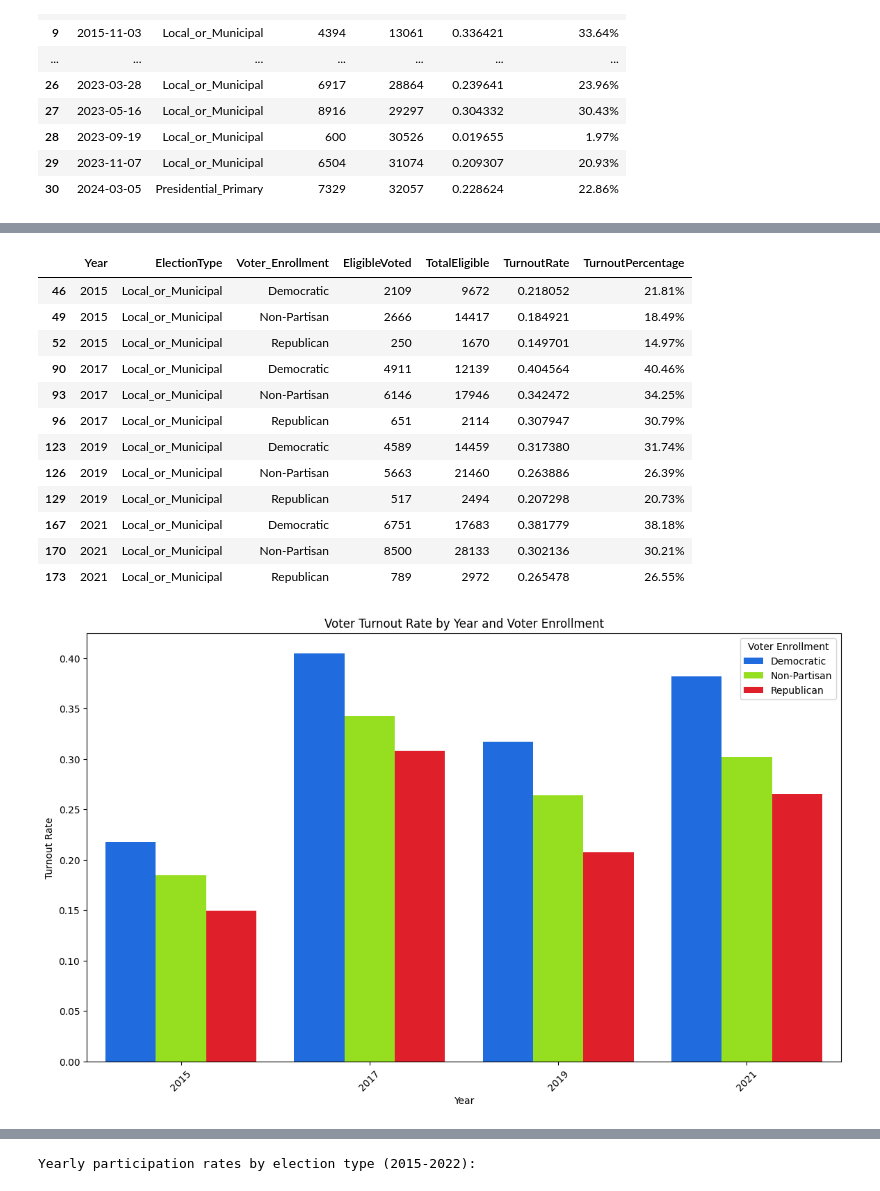
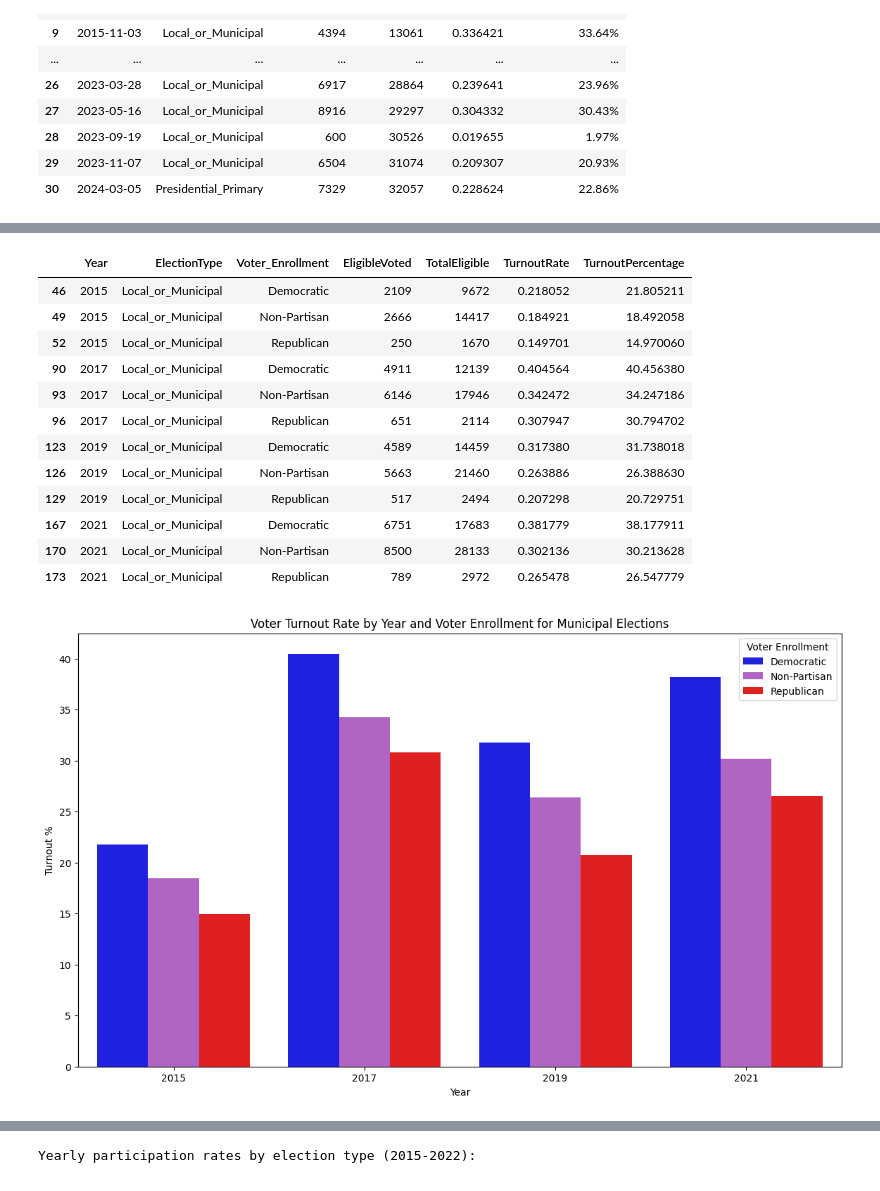
Before and after one commit to BU-Spark/dd4g-artifex-ai, a Jupyter notebook: prelim_eda.ipynb, the cells around one changed output, grey strips where cells are left out. Drawn from its saved outputs; the diff is of its cells as text; code cells hidden in the pictures.

```diff
--- a/prelim_eda.ipynb
+++ b/prelim_eda.ipynb
@@ -7,3 +7,17 @@ from IPython.display import display
 import re
 from datetime import datetime
 from scipy.interpolate import CubicSpline
+# %%
+df_voter = pd.read_csv('126234_Deliverable.csv')
+null_percentage = df_voter.isnull().mean().sort_values(ascending=False)
+null_percentage = null_percentage[null_percentage > 0]
+null_percentage = null_percentage * 100
+
+# Convert the null percentage to a DataFrame for better formatting
+null_percentage_df = null_percentage.reset_index()
+null_percentage_df.columns = ['Column', 'Null Percentage']
+columns_to_drop = null_percentage[null_percentage == 100].index
+df_voter = df_voter.drop(columns=columns_to_drop)
+
+# Display the cleaned DataFrame
+df_voter.head(5)
@@ -10,5 +32,5 @@ from scipy.interpolate import CubicSpline
 # %%
-df_voter = pd.read_csv('null_dropped_data.csv')
+# df_voter = pd.read_csv('null_dropped_data.csv')
 
 # Reformat the .md file to df
 with open('datasets_question/gender-filled-dataset.md', 'r') as file:
@@ -466,54 +452,54 @@ updated_participation_party = long_format_df.groupby(['Year', 'ElectionType', 'V
     # Unenrolled=('Voter_Enrollment', lambda x: (x == 'Non-Partisan').sum())
 ).reset_index()
 updated_participation_party['TurnoutRate'] = updated_participation_party['EligibleVoted'] / updated_participation_party['TotalEligible']
-updated_participation_party['TurnoutPercentage'] = updated_participation_party['TurnoutRate'].apply(lambda x: f"{x*100:.2f}%")
+updated_participation_party['TurnoutPercentage'] = updated_participation_party['TurnoutRate'].apply(lambda x: x*100)
 
 updated_participation_party[updated_participation_party['Voter_Enrollment'].isin(['Democratic', 'Republican','Non-Partisan']) & (updated_participation_party['Year'].isin(range(2015,2023,1))) & (updated_participation_party['ElectionType'] == 'Local_or_Municipal')]
 # %% [output]
 |  | Year | ElectionType | Voter_Enrollment | EligibleVoted | TotalEligible | TurnoutRate | TurnoutPercentage |
-| 46 | 2015 | Local_or_Municipal | Democratic | 2109 | 9672 | 0.218052 | 21.81% |
-| 49 | 2015 | Local_or_Municipal | Non-Partisan | 2666 | 14417 | 0.184921 | 18.49% |
-| 52 | 2015 | Local_or_Municipal | Republican | 250 | 1670 | 0.149701 | 14.97% |
-| 90 | 2017 | Local_or_Municipal | Democratic | 4911 | 12139 | 0.404564 | 40.46% |
-| 93 | 2017 | Local_or_Municipal | Non-Partisan | 6146 | 17946 | 0.342472 | 34.25% |
-| 96 | 2017 | Local_or_Municipal | Republican | 651 | 2114 | 0.307947 | 30.79% |
-| 123 | 2019 | Local_or_Municipal | Democratic | 4589 | 14459 | 0.317380 | 31.74% |
-| 126 | 2019 | Local_or_Municipal | Non-Partisan | 5663 | 21460 | 0.263886 | 26.39% |
-| 129 | 2019 | Local_or_Municipal | Republican | 517 | 2494 | 0.207298 | 20.73% |
-| 167 | 2021 | Local_or_Municipal | Democratic | 6751 | 17683 | 0.381779 | 38.18% |
-| 170 | 2021 | Local_or_Municipal | Non-Partisan | 8500 | 28133 | 0.302136 | 30.21% |
-| 173 | 2021 | Local_or_Municipal | Republican | 789 | 2972 | 0.265478 | 26.55% |
+| 46 | 2015 | Local_or_Municipal | Democratic | 2109 | 9672 | 0.218052 | 21.805211 |
+| 49 | 2015 | Local_or_Municipal | Non-Partisan | 2666 | 14417 | 0.184921 | 18.492058 |
+| 52 | 2015 | Local_or_Municipal | Republican | 250 | 1670 | 0.149701 | 14.970060 |
+| 90 | 2017 | Local_or_Municipal | Democratic | 4911 | 12139 | 0.404564 | 40.456380 |
+| 93 | 2017 | Local_or_Municipal | Non-Partisan | 6146 | 17946 | 0.342472 | 34.247186 |
+| 96 | 2017 | Local_or_Municipal | Republican | 651 | 2114 | 0.307947 | 30.794702 |
+| 123 | 2019 | Local_or_Municipal | Democratic | 4589 | 14459 | 0.317380 | 31.738018 |
+| 126 | 2019 | Local_or_Municipal | Non-Partisan | 5663 | 21460 | 0.263886 | 26.388630 |
+| 129 | 2019 | Local_or_Municipal | Republican | 517 | 2494 | 0.207298 | 20.729751 |
+| 167 | 2021 | Local_or_Municipal | Democratic | 6751 | 17683 | 0.381779 | 38.177911 |
+| 170 | 2021 | Local_or_Municipal | Non-Partisan | 8500 | 28133 | 0.302136 | 30.213628 |
+| 173 | 2021 | Local_or_Municipal | Republican | 789 | 2972 | 0.265478 | 26.547779 |
 # %%
 import matplotlib.pyplot as plt
 import seaborn as sns
 
 # Filter the data for the required voter enrollments and years
 filtered_data = updated_participation_party[
     updated_participation_party['Voter_Enrollment'].isin(['Democratic', 'Republican', 'Non-Partisan']) &
     (updated_participation_party['Year'].isin(range(2015, 2023))) &
     (updated_participation_party['ElectionType'] == 'Local_or_Municipal')
 ]
 
 # Set the figure size
 plt.figure(figsize=(14, 8))
 
 # Create the bar plot
 sns.barplot(
     data=filtered_data,
     x='Year',
-    y='TurnoutRate',
+    y='TurnoutPercentage',
     hue='Voter_Enrollment',
-    palette=['#0165fc', '#9dff00', '#ff000d']
+    palette=['blue', 'mediumorchid', 'red']
 )
 
 # Set the title and labels
-plt.title('Voter Turnout Rate by Year and Voter Enrollment')
+plt.title('Voter Turnout Rate by Year and Voter Enrollment for Municipal Elections')
 plt.xlabel('Year')
-plt.ylabel('Turnout Rate')
-plt.xticks(rotation=45)
+plt.ylabel('Turnout %')
+# plt.xticks(rotation=45)
 plt.legend(title='Voter Enrollment')
 
 # Show the plot
 plt.show()
 # %% [output]
-[figure, old version]
+[figure, new version]
```
Also changed, not shown: parts of 19 cells of this notebook.
